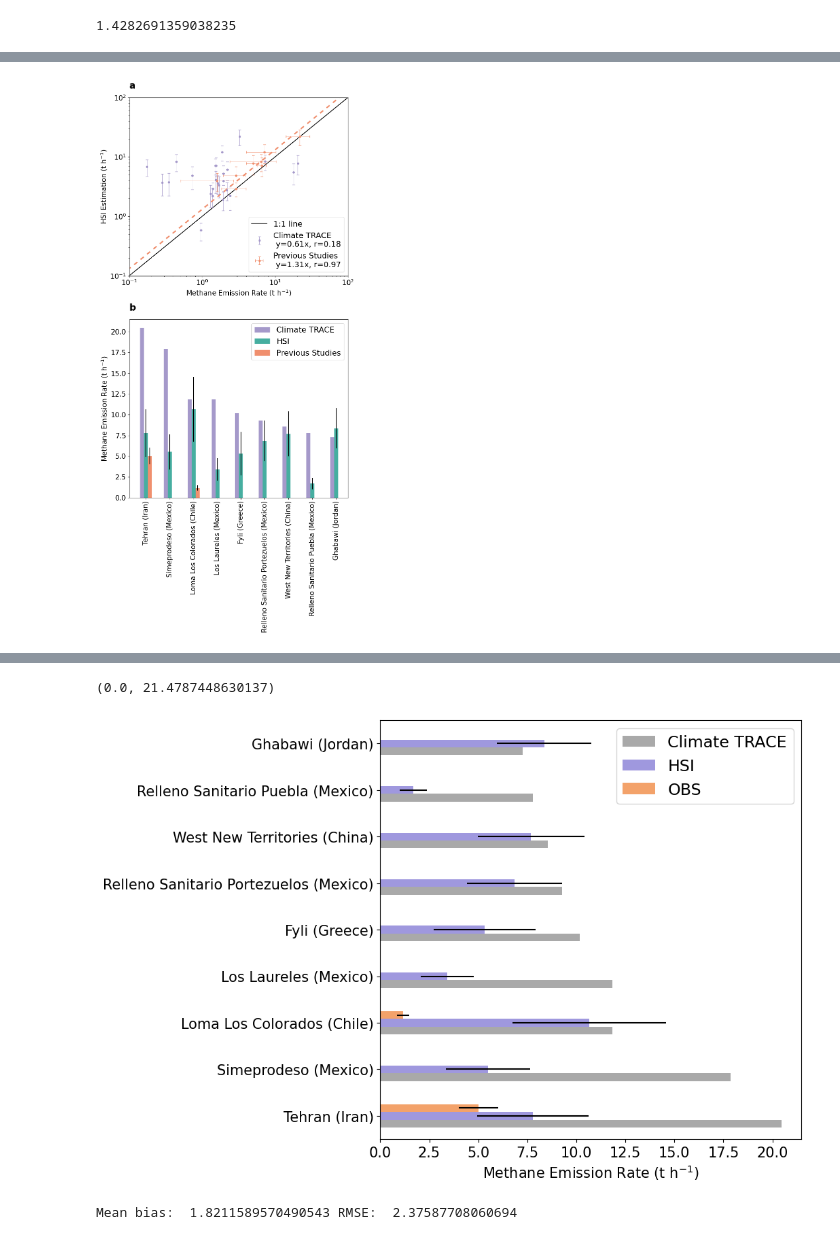
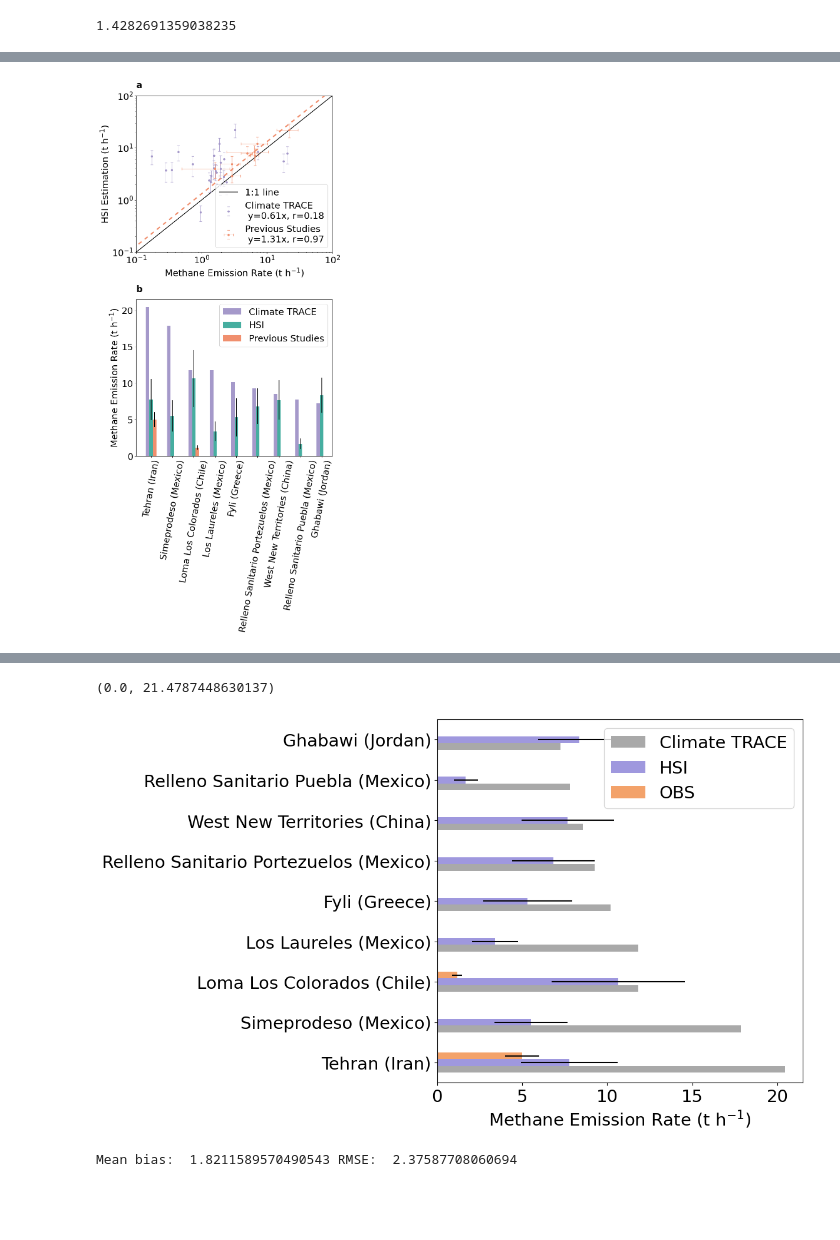
Before and after one commit to zxdawn/Hyper-Landfill, a Jupyter notebook: notebooks/emission_comp_th.ipynb, the cells around one changed output, grey strips where cells are left out. Drawn from its saved outputs; the diff is of its cells as text; code cells hidden in the pictures; blank space fills up the shorter version.

```diff
--- a/notebooks/emission_comp_th.ipynb
+++ b/notebooks/emission_comp_th.ipynb
@@ -15,13 +15,13 @@ from sklearn.metrics import mean_squared_error
 import leafmap.foliumap as leafmap
 # %%
 from matplotlib import rcParams
-font_size = 17
+font_size = 23
 rcParams['axes.titlesize'] = font_size
 rcParams['axes.titleweight'] = 'bold'
 rcParams['axes.labelsize'] = font_size - 2
 rcParams['xtick.labelsize'] = font_size - 2
 rcParams['ytick.labelsize'] = font_size - 2
-rcParams['legend.fontsize'] = font_size
+rcParams['legend.fontsize'] = font_size - 2
 rcParams['figure.titlesize'] = font_size
 rcParams['figure.titleweight'] = 'bold'
 # %% [markdown]
@@ -1005,7 +989,7 @@ fig.show()
 # %% [output]
 1.4282691359038235
 # %%
-fig, axs = plt.subplots(figsize=(8, 17), nrows=2)
+fig, axs = plt.subplots(figsize=(8, 18), nrows=2)
 
 axs = axs.flatten()
 
@@ -1022,7 +1006,9 @@ slope_CT, r_squared = fit_line(x, y, type='OLS')
 from sklearn.metrics import mean_squared_error
 from scipy.stats import pearsonr
 mbe = (x-y).mean()
-rmse = mean_squared_error(x, y, squared=False)
+# rmse = mean_squared_error(x, y, squared=False)
+mse = mean_squared_error(x, y)
+rmse = np.sqrt(mse)
 corr_CT, _ = pearsonr(x, y)
 print('HSI v.s. Climate TRACE, slope: ', slope_CT, 'Pearson correlation: ', corr_CT, 'MBE: ', mbe, 'RMSE: ', rmse)
 
@@ -1049,7 +1035,9 @@ xerr = df_merge_obs_nonan['uncertainty_obs'].fillna(1).values  # t/h
 slope_OBS, r_squared = fit_line(x, y, sx=xerr, sy=yerr, type='ODR')
 corr_OBS, _ = pearsonr(x, y)
 mbe = (x-y).mean()
-rmse = mean_squared_error(x, y, squared=False)
+# rmse = mean_squared_error(x, y, squared=False)
+mse = mean_squared_error(x, y)
+rmse = np.sqrt(mse)
 print('HSI v.s. OBS, slope: ', slope_OBS, 'R2: ', r_squared, 'Pearson correlation: ', corr_OBS, 'MBE: ', mbe, 'RMSE: ', rmse)
 # l3 = ax.axline(xy1=(0, 0), slope=slope_OBS, label=f'y = {slope_OBS:.1f}x (R$^2$ = {r_squared:.2f})', c='darkorange', linestyle='--')
 # l3 = ax.axline(xy1=(0, 0), slope=slope_OBS, label='OBS', c='darkorange', linestyle='--')
@@ -1093,7 +1081,7 @@ df_merge_all.rename(columns={'OBS': 'Previous Studies'}).plot(ax=ax,
                 kind="bar",
                 # color=['darkgrey', 'C0', 'darkorange'],
                 color=['#A599CA', '#46AEA0', '#F08F6E'],
-                rot=90,
+                rot=80,
                 )
 ax.set_xlabel('')
 ax.set_ylabel('Methane Emission Rate (t h$^{-1}$)')
@@ -1115,4 +1103,4 @@ HSI v.s. OBS, slope:  1.3142568784242106 R2:  1.9036930965881598 Pearson correla
-[figure, old version]
+[figure, new version]
 # %%
 df_merge_all
 # %% [output]
@@ -1145,7 +1133,7 @@ ax.set_xlabel('Methane Emission Rate (t h$^{-1}$)')
 ax.set_xlim(xmin=0)
 # %% [output]
 (0.0, 21.4787448630137)
-[figure, old version]
+[figure, new version]
 # %%
 # Mean bias and RMSE for landfill hotspot comparison
 bias = np.mean(df_merge_obs_nonan['emission'] - df_merge_obs_nonan['emission_obs'])
```
Also changed, not shown: parts of 7 cells of this notebook, 1 other file.
